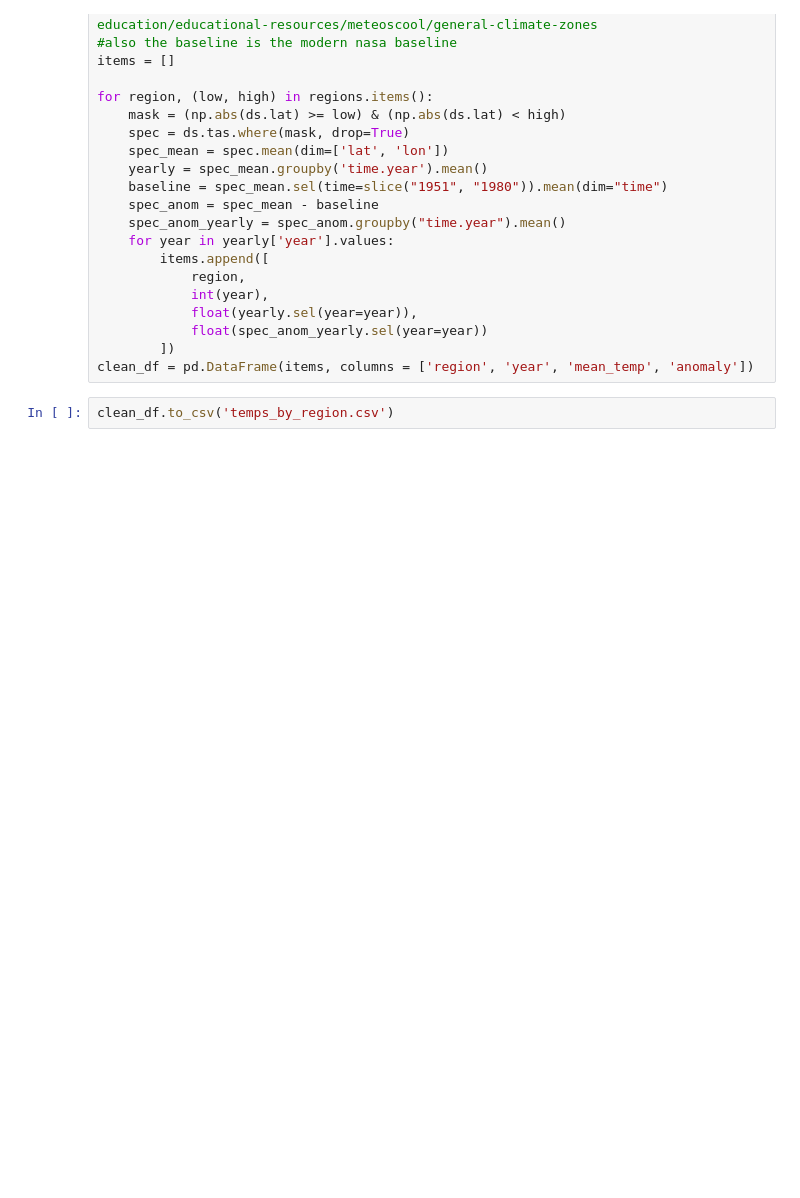
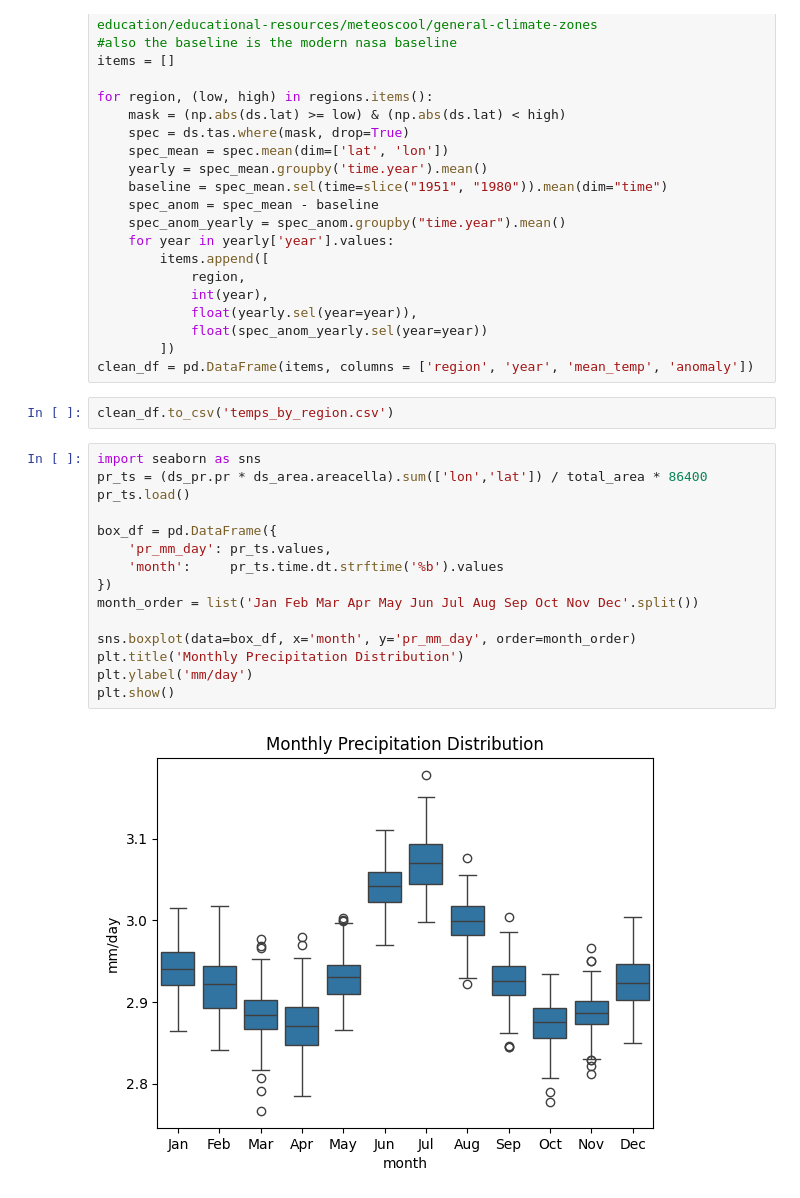
Before and after one commit to jocelynmiao/dsc106-proj, a Jupyter notebook: proj3/edaproj_3.ipynb, the cells around one changed output. Drawn from its saved outputs; the diff is of its cells as text; blank space fills up the shorter version.

Commit message:
precip eda

```diff
--- a/proj3/edaproj_3.ipynb
+++ b/proj3/edaproj_3.ipynb
@@ -140,3 +104,20 @@ for region, (low, high) in regions.items():
 clean_df = pd.DataFrame(items, columns = ['region', 'year', 'mean_temp', 'anomaly'])
 # %%
 clean_df.to_csv('temps_by_region.csv')
+# %%
+import seaborn as sns
+pr_ts = (ds_pr.pr * ds_area.areacella).sum(['lon','lat']) / total_area * 86400
+pr_ts.load()
+
+box_df = pd.DataFrame({
+    'pr_mm_day': pr_ts.values,
+    'month':     pr_ts.time.dt.strftime('%b').values
+})
+month_order = list('Jan Feb Mar Apr May Jun Jul Aug Sep Oct Nov Dec'.split())
+
+sns.boxplot(data=box_df, x='month', y='pr_mm_day', order=month_order)
+plt.title('Monthly Precipitation Distribution')
+plt.ylabel('mm/day')
+plt.show()
+# %% [output]
+[figure, added]
```
Also changed, not shown: parts of 2 cells of this notebook, 2 other files.
